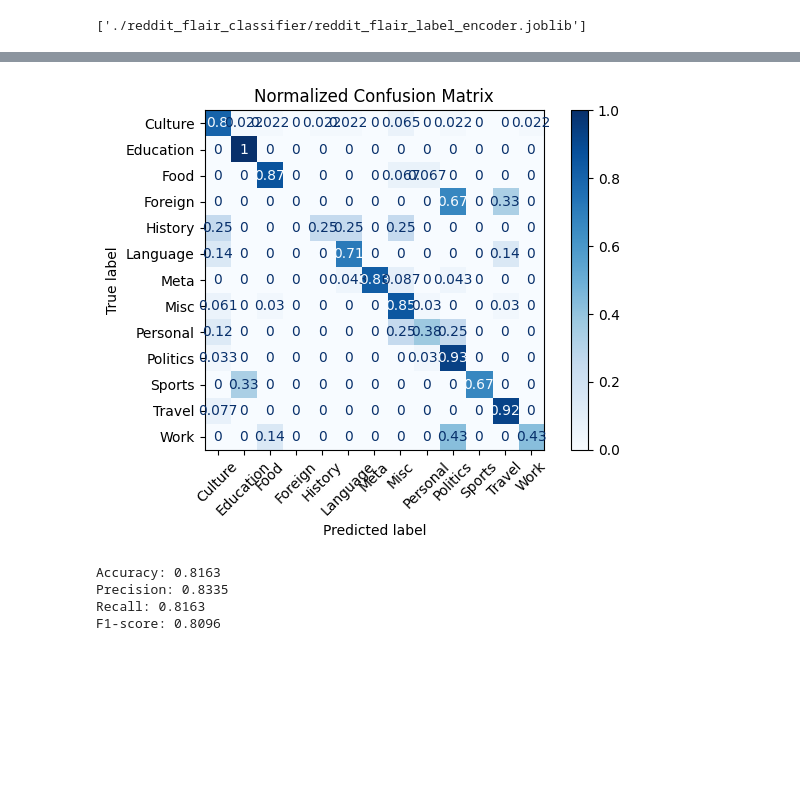
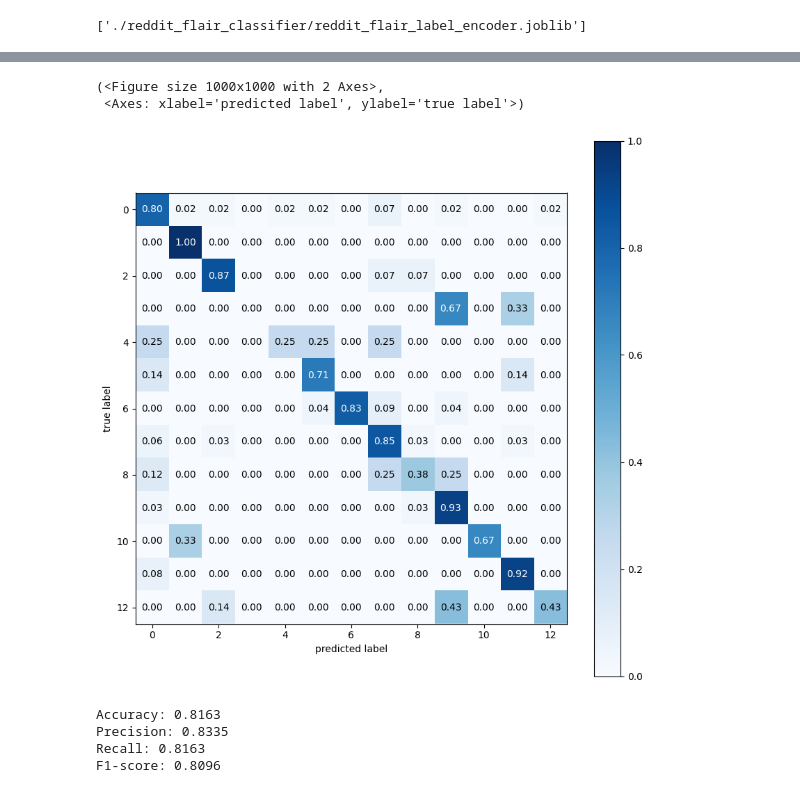
Before and after one commit to carlesarnal/reddit-realtime-classification, a Jupyter notebook: model/model_training.ipynb, the cells around one changed output, grey strips where cells are left out. Cells and saved outputs as stored; diff of their text form; code cells hidden in the pictures; blank space fills up the shorter version.

```diff
--- a/model/model_training.ipynb
+++ b/model/model_training.ipynb
@@ -512,7 +512,7 @@ training_args = TrainingArguments(
     save_strategy="epoch",
     per_device_train_batch_size=8,
     per_device_eval_batch_size=8,
-    num_train_epochs=10,
+    num_train_epochs=15,
     learning_rate=2e-5,
     warmup_steps=500,
     weight_decay=0.01,
@@ -561,20 +543,23 @@ Training complete and model saved.
 # %%
 # Create confusion matrix
 from sklearn.metrics import confusion_matrix, ConfusionMatrixDisplay
 
 y_true = encoded_dataset["test"]["labels"]
 pred_logits = trainer.predict(encoded_dataset["test"]).predictions
 y_pred = np.argmax(pred_logits, axis=1)
 
-cm = confusion_matrix(y_true, y_pred, normalize="true")
-disp = ConfusionMatrixDisplay(confusion_matrix=cm, display_labels=le.classes_)
-disp.plot(xticks_rotation=45, cmap="Blues")
-plt.title("Normalized Confusion Matrix")
-plt.tight_layout()
-plt.show()
+cm = confusion_matrix(y_true, y_pred)
+
+plot_confusion_matrix(conf_mat = confusion_matrix(y_true, y_pred),
+                                colorbar = True,
+                                show_absolute = False,
+                                show_normed = True,
+                                figsize = (10,10))
 # %% [output]
 [interactive output not drawn]
+(<Figure size 1000x1000 with 2 Axes>,
+ <Axes: xlabel='predicted label', ylabel='true label'>)
-[figure, old version]
+[figure, new version]
 # %%
 from sklearn.metrics import accuracy_score, precision_recall_fscore_support
 import numpy as np
```
Also changed, not shown: parts of 1 cell of this notebook, 2 other files.
